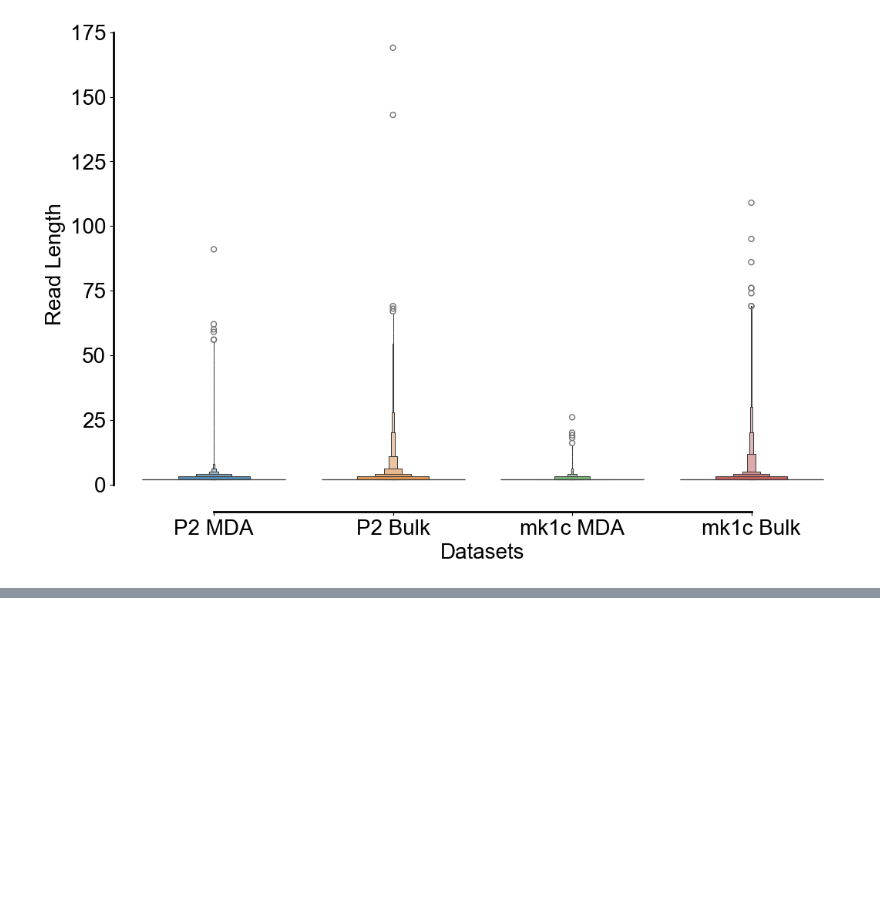
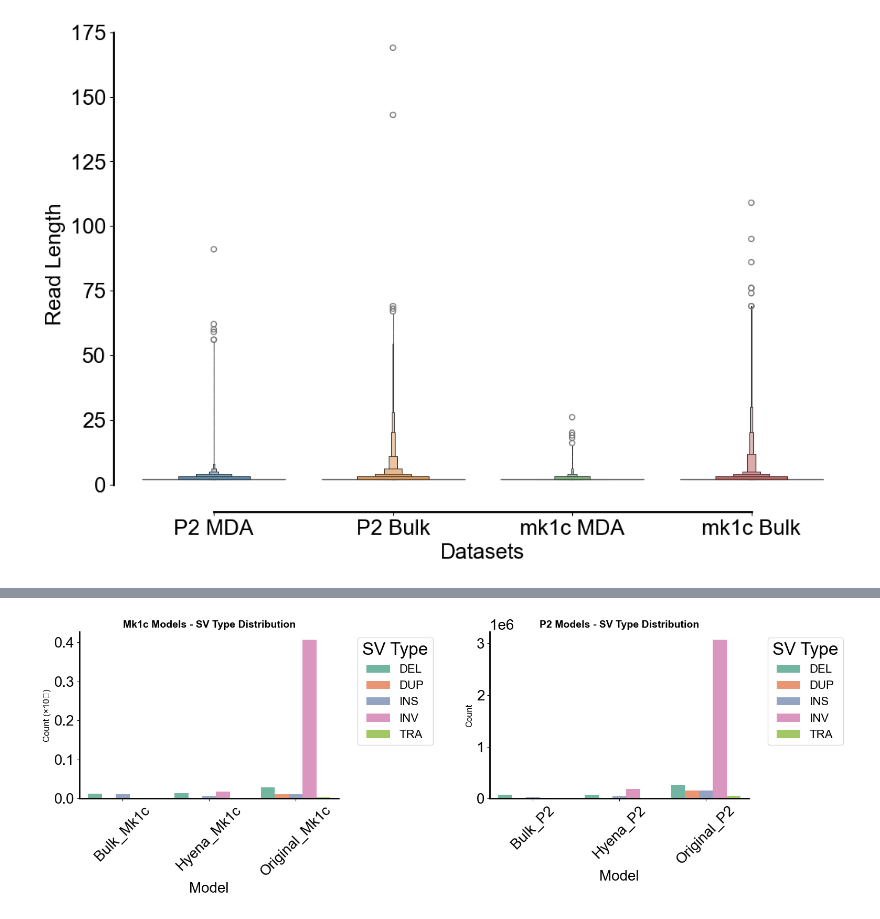
Before and after one commit to cauliyang/chimeralm_paper, a Jupyter notebook: figures/draw_figures.ipynb, the cells around one changed output, grey strips where cells are left out. Cells and saved outputs as stored; diff of their text form; code cells hidden in the pictures; blank space fills up the shorter version.

```diff
--- a/figures/draw_figures.ipynb
+++ b/figures/draw_figures.ipynb
@@ -542,0 +641,19 @@ plot_read_length_distribution_from_npz(
+# %%
+plot_data = hyena_sv_data.loc[:, ["TRA_count", "DEL_count", "INV_count", "DUP_count", "INS_count"]]
+# %%
+plot_data["Dataset"] = hyena_sv_data["Set"]
+plot_data["Model"] = hyena_sv_data["Model"] + "_" + hyena_sv_data["Dataset"]
+# %%
+import matplotlib.pyplot as plt
+import seaborn as sns
+
+# Filter data for Mk1c and P2 models
+mk1c_data = plot_data[plot_data["Model"].str.contains("Mk1c")]
+p2_data = plot_data[plot_data["Model"].str.contains("P2")]
+
+# Combine Mk1c and P2 data for plotting
+combined_data = pd.concat([mk1c_data, p2_data])
+
+# Convert SV count columns to numeric, handling errors by coercing them to NaN
+for col in ["TRA_count", "DEL_count", "INV_count", "DUP_count", "INS_count"]:
+    combined_data[col] = pd.to_numeric(combined_data[col], errors='coerce')
@@ -542,0 +670,64 @@ plot_read_length_distribution_from_npz(
+# %%
+# Melt the data and ensure Count column is numeric
+melted_data = combined_data.melt(id_vars=["Model"], var_name="SV Type", value_name="Count")
+melted_data["Count"] = pd.to_numeric(melted_data["Count"], errors='coerce')
+
+# Remove rows with NaN values (which were non-numeric strings like "Reference")
+melted_data = melted_data.dropna()
+
+# Clean up SV Type labels by removing "_count" suffix
+melted_data["SV Type"] = melted_data["SV Type"].str.replace("_count", "")
+
+# Clean up Model labels for better readability
+melted_data["Model"] = melted_data["Model"].str.replace("bulk", "Mk1c bulk")
+melted_data["Model"] = melted_data["Model"].str.replace("original_mk1c", "Mk1c MDA")
+melted_data["Model"] = melted_data["Model"].str.replace("hyena_mk1c", "Mk1c ChimeraLM")
+
+# Group by Model and SV Type to get proper counts
+grouped_data = melted_data.groupby(["Model", "SV Type"])["Count"].sum().reset_index()
+
+# Create two separate figures - one for Mk1c models, one for P2 models
+fig, (ax1, ax2) = plt.subplots(1, 2, figsize=(16, 6))
+
+# Figure 1: All Mk1c Models - Grouped by Model with SV types as hue
+mk1c_data = grouped_data[grouped_data["Model"].str.contains("Mk1c")]
+sns.barplot(
+    data=mk1c_data,
+    x="Model",
+    y="Count",
+    hue="SV Type",
+    palette="Set2",
+    ax=ax1,
+    dodge=True
+)
+ax1.set_title("Mk1c Models - SV Type Distribution", fontsize=14, fontweight="bold")
+ax1.set_ylabel("Count (×10⁶)", fontsize=12)
+ax1.tick_params(axis='x', rotation=45)
+ax1.legend(title="SV Type", bbox_to_anchor=(1.05, 1), loc='upper left')
+
+# Format y-axis to show values in millions (1e6 scale)
+ax1.yaxis.set_major_formatter(plt.FuncFormatter(lambda x, p: f'{x/1e6:.1f}'))
+
+sns.despine()
+
+# Figure 2: All P2 Models - Grouped by Model with SV types as hue
+p2_data = grouped_data[grouped_data["Model"].str.contains("P2")]
+sns.barplot(
+    data=p2_data,
+    x="Model",
+    y="Count",
+    hue="SV Type",
+    palette="Set2",
+    ax=ax2,
+    dodge=True
+)
+ax2.set_title("P2 Models - SV Type Distribution", fontsize=14, fontweight="bold")
+ax2.set_ylabel("Count", fontsize=12)
+ax2.tick_params(axis='x', rotation=45)
+ax2.legend(title="SV Type", bbox_to_anchor=(1.05, 1), loc='upper left')
+sns.despine()
+
+# Adjust layout to prevent label cutoff
+plt.tight_layout()
+fig.savefig("sv_pattern_distribution.pdf", dpi=300)
+# %% [output]
@@ -542,0 +742 @@ plot_read_length_distribution_from_npz(
+[figure, added]
```
Also changed, not shown: parts of 14 cells of this notebook, 18 other files.
